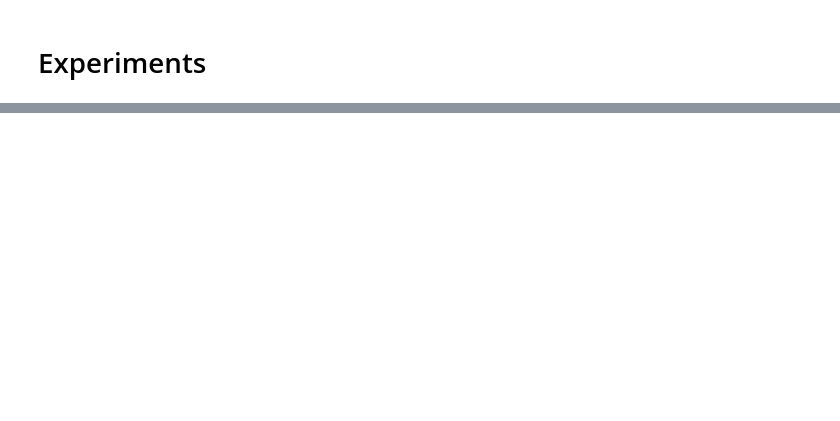
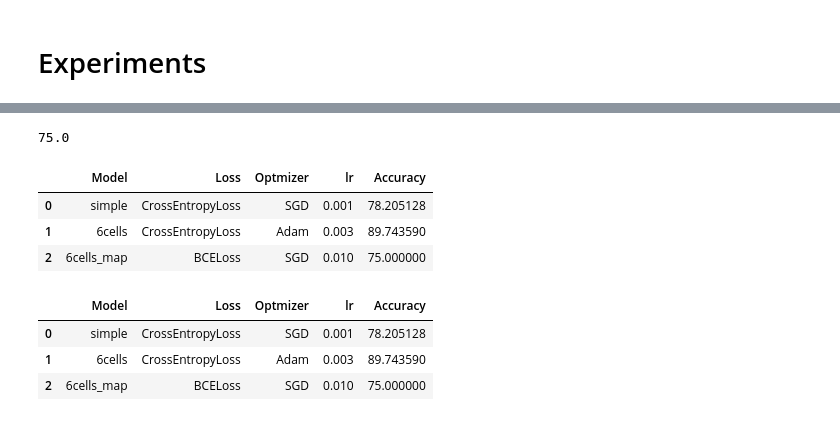
Before and after one commit to PiCindy/Braille-character-recognition, a Jupyter notebook: project_braille.ipynb, the cells around one changed output, grey strips where cells are left out. Saved outputs shown, nothing was run; the diff lists cells and outputs as text; code cells hidden in the pictures; blank space fills up the shorter version.

```diff
--- a/project_braille.ipynb
+++ b/project_braille.ipynb
@@ -302,0 +463,24 @@ print(res)
+# %%
+num_channels1 = 16
+num_channels2 = 32
+num_classes = 26
+model = CNNSimple6CellsMap(num_channels1, num_channels2)
+
+# Optimizer
+num_epochs = 40
+loss_fn = nn.BCELoss()
+learning_rate = 0.01
+
+# Training
+model, loss_total = train_model(model, train_dataloader, val_dataloader, num_epochs, loss_fn, learning_rate, device='cpu', verbose=True, model_name="6cells_map", optim='SGD', cells=True)
+
+# Save the model and display the loss over epochs
+torch.save(model.state_dict(), 'model_6_cells_map.pt')
+
+plt.title("Loss for the 6cells + map model")
+plt.xlabel("Epoch number")
+plt.ylabel("BCELoss")
+
+plt.plot(loss_total)
+plt.savefig("plots/model_simple_6cells_map_loss.png")
+plt.show()
@@ -302,0 +506,17 @@ print(res)
+# %%
+model = CNNSimple6CellsMap(num_channels1, num_channels2)
+
+model.load_state_dict(torch.load('model_6cells_map_best.pt'))
+
+res = eval_model(model, test_dataloader, device='cpu')
+print(res)
+# %% [output]
+75.0
+# %%
+all_results["Model"].append("6cells_map")
+all_results["Loss"].append("BCELoss")
+all_results["Optmizer"].append("SGD")
+all_results["lr"].append(learning_rate)
+all_results["Accuracy"].append(res)
+# %%
+df_results = pd.DataFrame(all_results)
@@ -302,0 +525,14 @@ print(res)
+# %%
+df_results
+# %% [output]
+|  | Model | Loss | Optmizer | lr | Accuracy |
+| 0 | simple | CrossEntropyLoss | SGD | 0.001 | 78.205128 |
+| 1 | 6cells | CrossEntropyLoss | Adam | 0.003 | 89.743590 |
+| 2 | 6cells_map | BCELoss | SGD | 0.010 | 75.000000 |
+# %%
+pd.read_csv("evaluation_results.csv", index_col=0)
+# %% [output]
+|  | Model | Loss | Optmizer | lr | Accuracy |
+| 0 | simple | CrossEntropyLoss | SGD | 0.001 | 78.205128 |
+| 1 | 6cells | CrossEntropyLoss | Adam | 0.003 | 89.743590 |
+| 2 | 6cells_map | BCELoss | SGD | 0.010 | 75.000000 |
```
Also changed, not shown: parts of 17 cells of this notebook, 10 other files.
